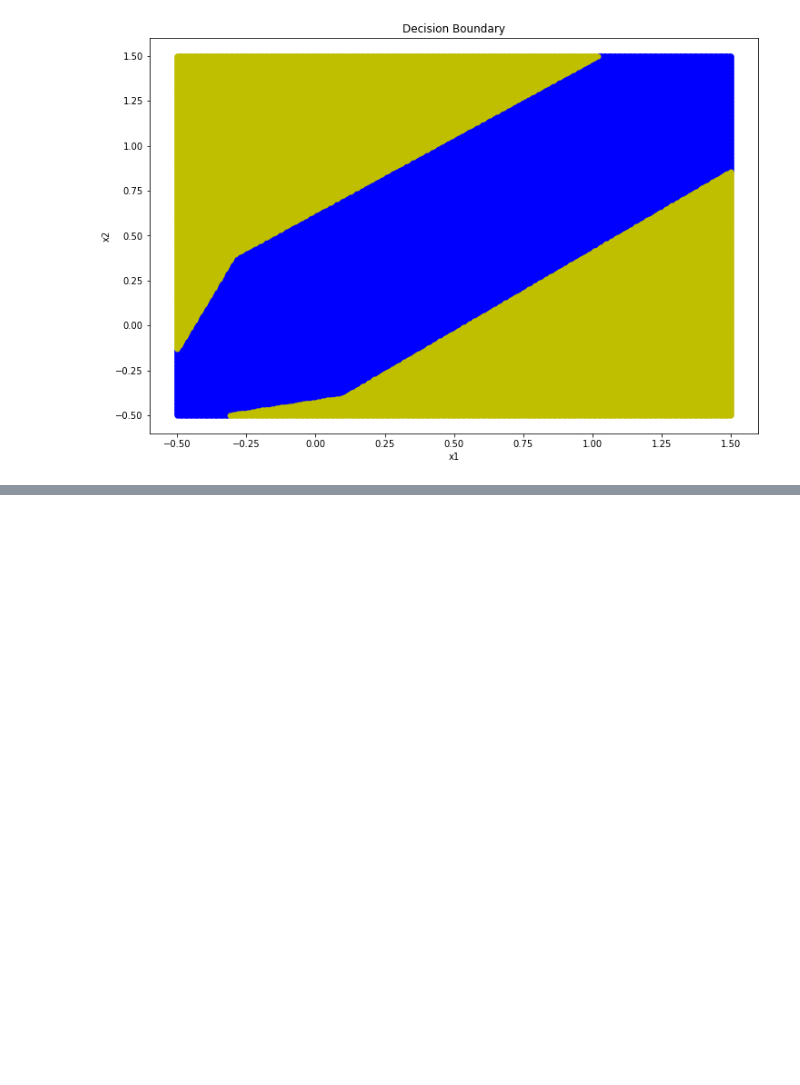
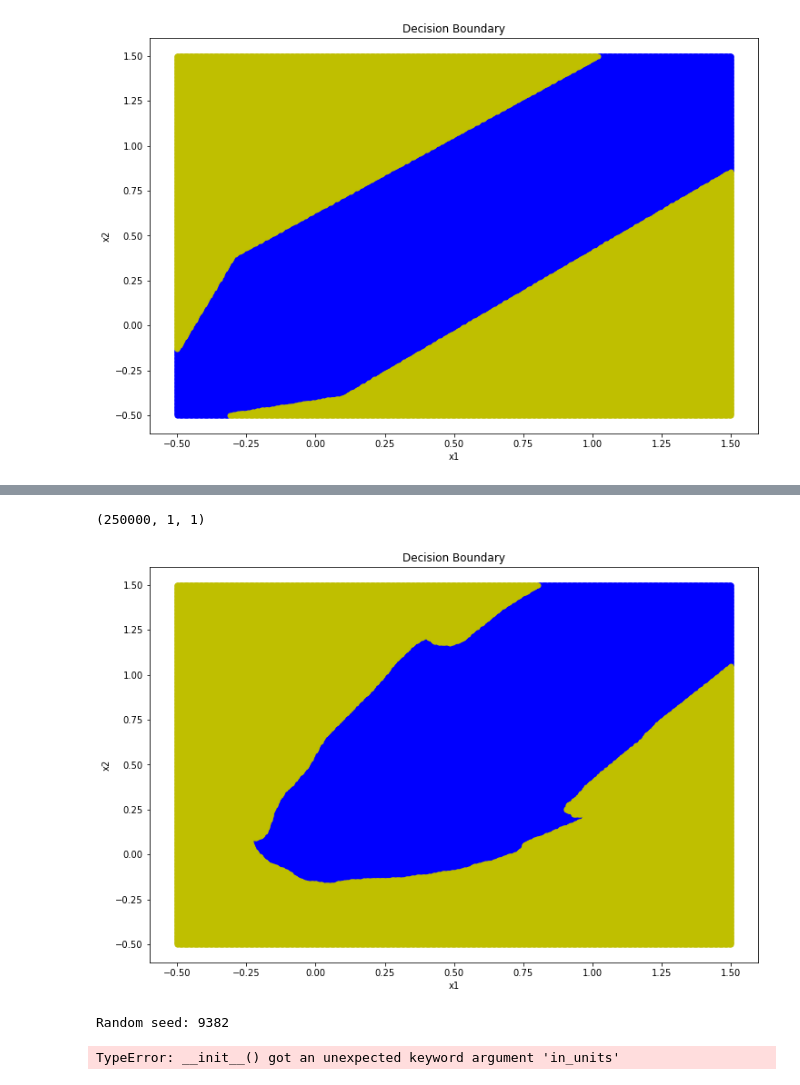
Before and after one commit to parita/4995-06-deep-learning-for-computer-vision, a Jupyter notebook: hw2/HW2_psp2133.ipynb, the cells around one changed output, grey strips where cells are left out. Drawn from its saved outputs; the diff is of its cells as text; code cells hidden in the pictures; blank space fills up the shorter version.

```diff
--- a/hw2/HW2_psp2133.ipynb
+++ b/hw2/HW2_psp2133.ipynb
@@ -681,7 +682,6 @@ def test(net, test_data, test_labels, batch_size, debug = True):
 # Random initialization that works for network with 3 hidden units
 seed = int(np.random.rand(1) * 10000)
 seed = 6524
-# seed = 5792
 print("Random seed:", seed)
 np.random.seed(seed)
 
@@ -699,9 +699,8 @@ data, labels, test_data, test_labels = split_data()
 
 # Train the network for 'num_epochs'
 for epoch in range(num_epochs):
-    train(net3_cce, epoch, data, labels, batch_size, debug = False)
-#     test(net3_cce, test_data, test_labels, batch_size, debug = True)
+    train_cce(net3_cce, epoch, data, labels, batch_size, debug = False)
 
-test(net3_cce, test_data, test_labels, batch_size, debug = True)
+test_cce(net3_cce, test_data, test_labels, batch_size, debug = True)
 # %% [output]
 Random seed: 6524
@@ -724,0 +784,28 @@ plot_boundary(new_X, new_y)
+# %%
+# Random initialization that works for network with 3 hidden units
+seed = int(np.random.rand(1) * 10000)
+# seed = 8128
+# seed = 7900
+# seed = 2247
+seed = 9928
+print("Random seed:", seed)
+np.random.seed(seed)
+
+# Network parameters
+batch_size = 50
+num_epochs = 16
+hidden_units = 512
+
+# Initialize network
+net512_cce = Network_cce(hidden_units = hidden_units, lr = 0.1,
+              batch_size = batch_size, debug = False)
+
+# Split Data into training and test sets
+data, labels, test_data, test_labels = split_data()
+
+# Train the network for 'num_epochs'
+for epoch in range(num_epochs):
+    train(net512_cce, epoch, data, labels, batch_size, debug = True)
+    test(net512_cce, test_data, test_labels, batch_size, debug = True)
+
+test(net512_cce, test_data, test_labels, batch_size, debug = True)
@@ -724,0 +830,14 @@ plot_boundary(new_X, new_y)
+# %%
+n = 500
+idx = np.linspace(-0.5, 1.5, n)
+x1, x2 = np.meshgrid(idx, idx)
+new_X = np.zeros((n*n, 2))
+new_X[:, 0] = x1.flatten()
+new_X[:, 1] = x2.flatten()
+
+new_y = net512_cce.predict(new_X)
+
+plot_boundary(new_X, new_y)
+# %% [output]
+(250000, 1, 1)
+[figure, added]
@@ -724,0 +871,29 @@ plot_boundary(new_X, new_y)
+# %%
+# Random initialization that works for network with 3 hidden units
+seed = int(np.random.rand(1) * 10000)
+# seed = 6524
+print("Random seed:", seed)
+np.random.seed(seed)
+
+# Network parameters
+batch_size = 50
+num_epochs = 10
+hidden_units = 3
+
+# Initialize network
+net3 = Network_cce(in_units = 3, hidden_units = hidden_units, lr = 0.2,
+              batch_size = batch_size, debug = False)
+
+# Split Data into training and test sets
+data, labels, test_data, test_labels = split_data(test_split = 20)
+print(data.shape, test_data.shape)
+
+# Train the network for 'num_epochs'
+for epoch in range(num_epochs):
+    train(net3, epoch, data, labels, batch_size, debug = True)
+    test(net3, test_data, test_labels, batch_size, debug = True)
+
+test(net3, test_data, test_labels, batch_size, debug = True)
+# %% [output]
+Random seed: 9382
+TypeError: __init__() got an unexpected keyword argument 'in_units'
```
Also changed, not shown: parts of 18 cells of this notebook.
